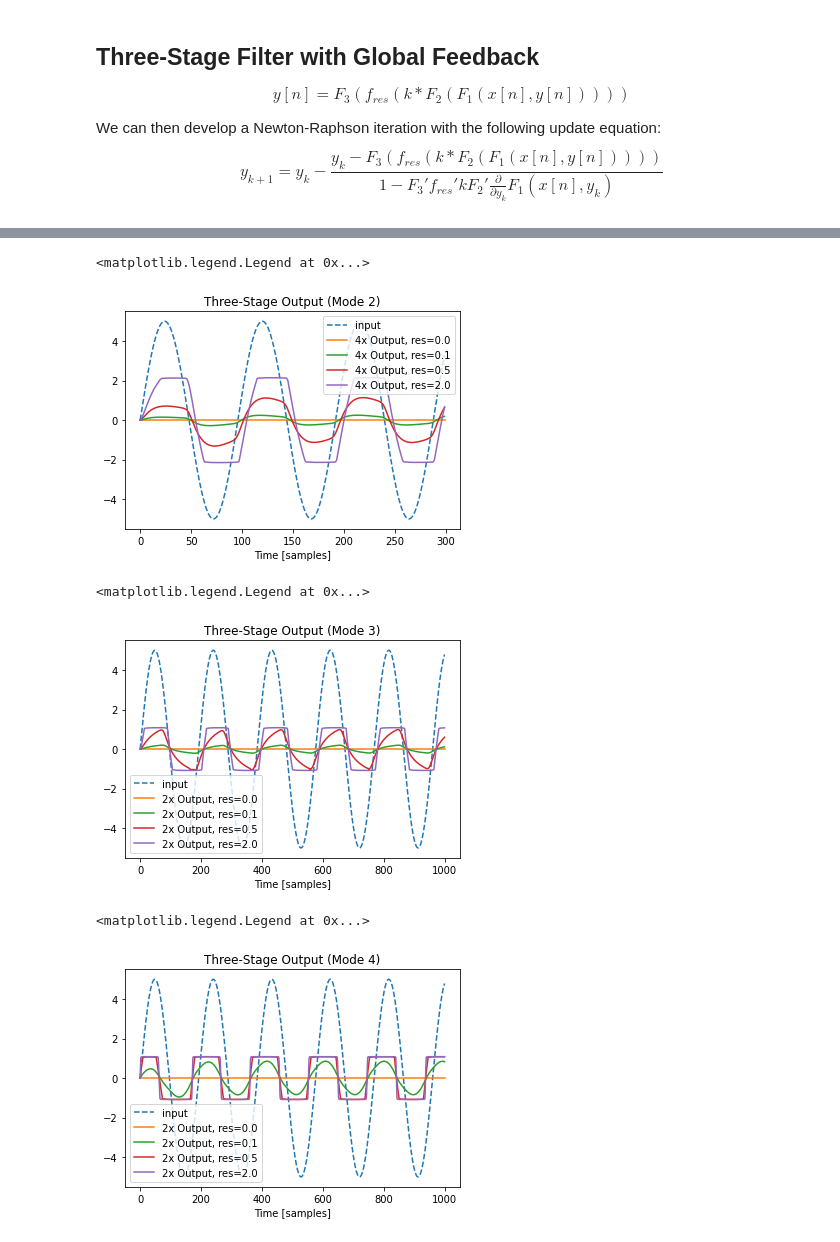
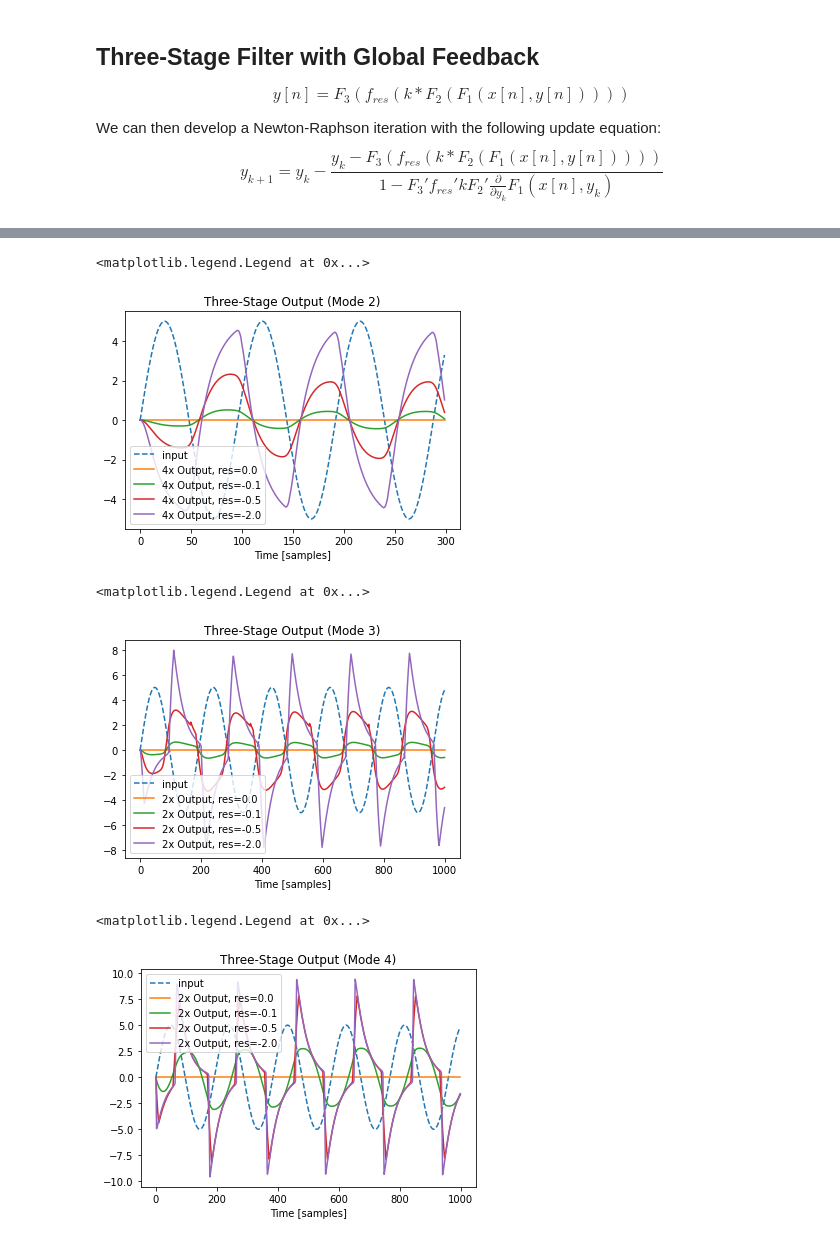
Before and after one commit to surge-synthesizer/surge-python, a Jupyter notebook: scripts/dsp_simulations/ThreelerAnalysis.ipynb, the cells around one changed output, grey strips where cells are left out. Drawn from its saved outputs; the diff is of its cells as text; code cells hidden in the pictures.

```diff
--- a/scripts/dsp_simulations/ThreelerAnalysis.ipynb
+++ b/scripts/dsp_simulations/ThreelerAnalysis.ipynb
@@ -518,14 +517,14 @@ freq = 1000
 x = 5 * np.sin(2 * np.pi * np.arange(N) * freq / FS)
 plt.plot(x, '--', label='input')
 
-for res in [0.0, 0.1, 0.5, 2.0]:
+for res in [0.0, -0.1, -0.5, -2.0]:
     y = np.zeros_like(x)
     y1 = 0
     filter = OneStageFilter(res, OnePoleHPF_FB(2000))
     for n in range(N):
         y[n] = filter.process_sample(x[n])
 
-    plt.plot(2 * y, label=f'2x Output, res={res}')
+    plt.plot(10 * y, label=f'2x Output, res={res}')
 
 plt.title('One-Stage HPF Output')
 plt.xlabel('Time [samples]')
@@ -569,7 +568,7 @@ class ThreeStageFilter:
             res_dv = res_deriv(k_times_F2_out)
             F1_deriv = self.F1.get_fb_derivative()
 
-            num = estimate - res_out
+            num = estimate - F3_out
             den = 1.0 - self.k * res_dv * F1_deriv * F3_deriv * F2_deriv
             estimate -= num / den
 
@@ -585,13 +584,13 @@ freq = 1000
 x = 5 * np.sin(2 * np.pi * np.arange(N) * freq / FS)
 plt.plot(x, '--', label='input')
 freq = 1000
-for res in [0.0, 0.1, 0.5, 2.0]:
+for res in [0.0, -0.1, -0.5, -2.0]:
     y = np.zeros_like(x)
     filter = ThreeStageFilter(res, OnePoleLPF_FB(freq), OnePoleLPF(freq), OnePoleLPF(freq))
     for n in range(N):
         y[n] = filter.process_sample(x[n])
 
-    plt.plot(4 * y, label=f'4x Output, res={res}')
+    plt.plot(10 * y, label=f'4x Output, res={res}')
 
 plt.title('Three-Stage Output (Mode 1)')
 plt.xlabel('Time [samples]')
@@ -606,20 +605,20 @@ freq = 1000
 x = 5 * np.sin(2 * np.pi * np.arange(N) * freq / FS)
 plt.plot(x, '--', label='input')
 freq = 1000
-for res in [0.0, 0.1, 0.5, 2.0]:
+for res in [0.0, -0.1, -0.5, -2.0]:
     y = np.zeros_like(x)
     filter = ThreeStageFilter(res, OnePoleLPF_FB(freq), OnePoleHPF(freq), OnePoleLPF(freq))
     for n in range(N):
         y[n] = filter.process_sample(x[n])
 
-    plt.plot(4 * y, label=f'4x Output, res={res}')
+    plt.plot(10 * y, label=f'4x Output, res={res}')
 
 plt.title('Three-Stage Output (Mode 2)')
 plt.xlabel('Time [samples]')
 plt.legend()
 # %% [output]
 <matplotlib.legend.Legend at 0x...>
-[figure, old version]
+[figure, new version]
 # %%
 plt.figure()
 N = 1000
@@ -627,38 +626,38 @@ freq = 500
 x = 5 * np.sin(2 * np.pi * np.arange(N) * freq / FS)
 plt.plot(x, '--', label='input')
 freq = 500
-for res in [0.0, 0.1, 0.5, 2.0]:
+for res in [0.0, -0.1, -0.5, -2.0]:
     y = np.zeros_like(x)
     filter = ThreeStageFilter(res, OnePoleHPF_FB(freq), OnePoleLPF(freq), OnePoleHPF(freq))
     for n in range(N):
         y[n] = filter.process_sample(x[n])
 
-    plt.plot(2 * y, label=f'2x Output, res={res}')
+    plt.plot(10 * y, label=f'2x Output, res={res}')
 
 plt.title('Three-Stage Output (Mode 3)')
 plt.xlabel('Time [samples]')
 plt.legend()
 # %% [output]
 <matplotlib.legend.Legend at 0x...>
-[figure, old version]
+[figure, new version]
 # %%
 plt.figure()
 N = 1000
 freq = 500
 x = 5 * np.sin(2 * np.pi * np.arange(N) * freq / FS)
 plt.plot(x, '--', label='input')
 freq = 500
-for res in [0.0, 0.1, 0.5, 2.0]:
+for res in [0.0, -0.1, -0.5, -2.0]:
     y = np.zeros_like(x)
     filter = ThreeStageFilter(res, OnePoleHPF_FB(freq), OnePoleHPF(freq), OnePoleHPF(freq))
     for n in range(N):
         y[n] = filter.process_sample(x[n])
 
-    plt.plot(2 * y, label=f'2x Output, res={res}')
+    plt.plot(10 * y, label=f'2x Output, res={res}')
 
 plt.title('Three-Stage Output (Mode 4)')
 plt.xlabel('Time [samples]')
 plt.legend()
 # %% [output]
 <matplotlib.legend.Legend at 0x...>
-[figure, old version]
+[figure, new version]
```
Also changed, not shown: parts of 8 cells of this notebook.
